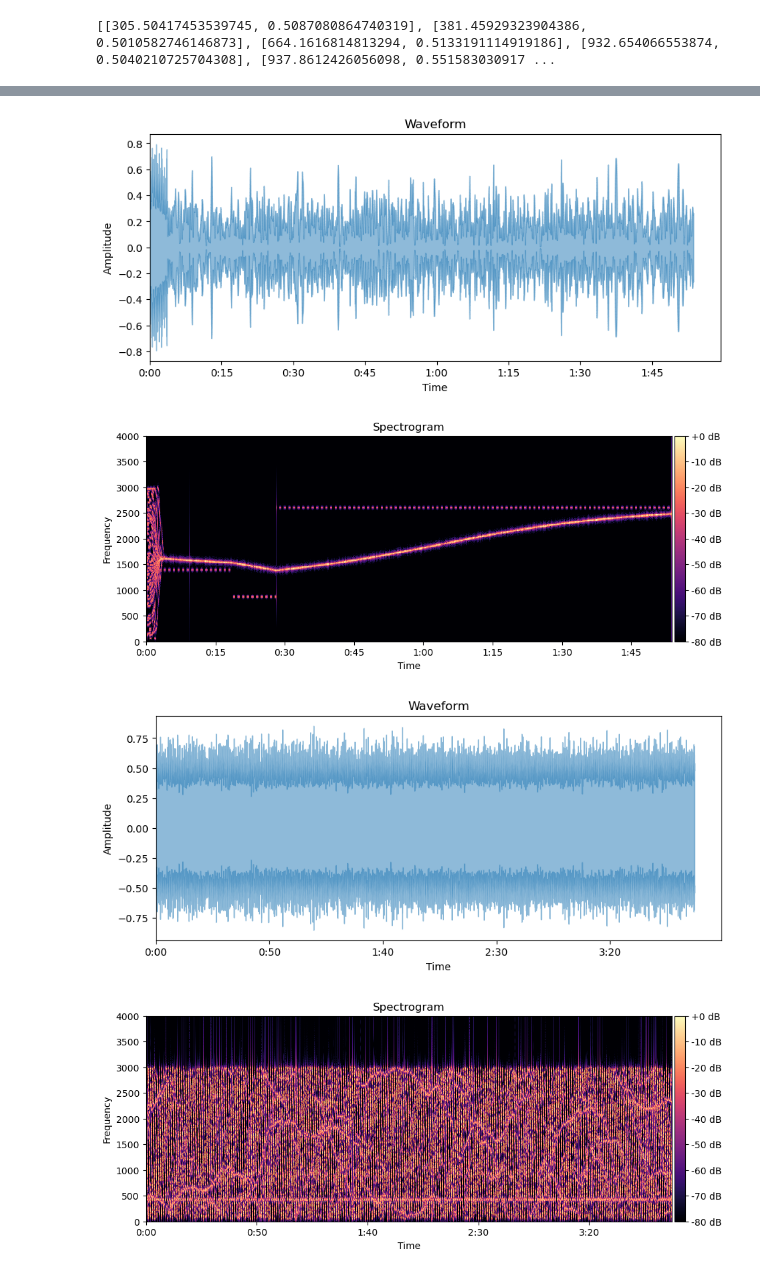
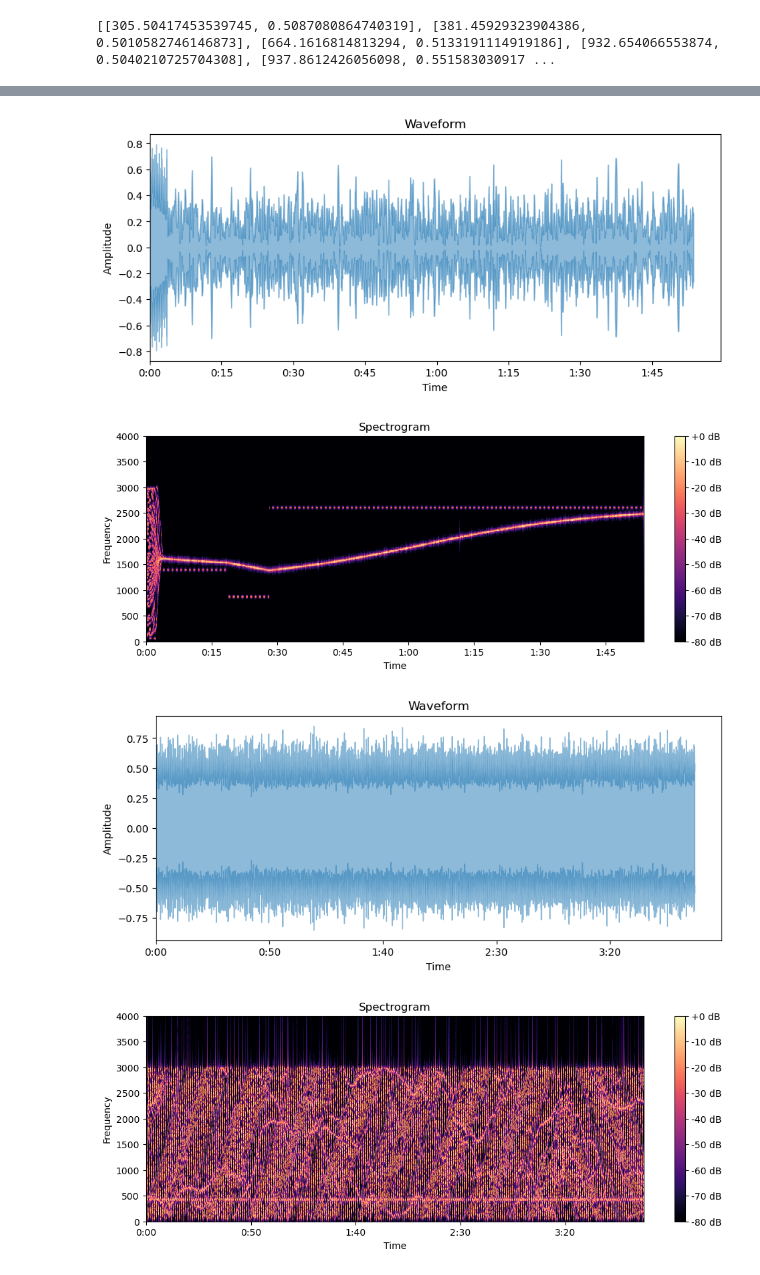
Before and after one commit to pedro-lucas-bravo/sync_swarm_experiments, a Jupyter notebook: data_analysis/swarmalators_scalability.ipynb, the cells around one changed output, grey strips where cells are left out. Drawn from its saved outputs; the diff is of its cells as text; code cells hidden in the pictures.

```diff
--- a/data_analysis/swarmalators_scalability.ipynb
+++ b/data_analysis/swarmalators_scalability.ipynb
@@ -242,17 +242,17 @@ audio_file_2 = "swarmalators_freq_map_manual_1.wav"
 audio_path_2 = directory + "\\" + audio_file_2
 audio_data_2, sr = librosa.load(audio_path_2, sr=sr)
 spectrogram_data_2 = librosa.amplitude_to_db(librosa.stft(audio_data_2), ref=np.max)
-plot_waveform_and_spectrogram_zones(audio_data_2, spectrogram_data_2, sr, filepath = "swarm_interactive", spec_width=12)
+plot_waveform_and_spectrogram_zones(audio_data_2, spectrogram_data_2, sr, filepath = "swarm_interactive", spec_width=12, pad_db_bar=False)
 # %% [output]
 [figure]
-[figure, old version]
+[figure, new version]
 # %%
 #MANUAL SWARMALATOR phase wave
 audio_file_3 = "swarmalators_freq_map_manual_2.wav"
 audio_path_3 = directory + "\\" + audio_file_3
 audio_data_3, sr = librosa.load(audio_path_3, sr=sr)
 spectrogram_data_3 = librosa.amplitude_to_db(librosa.stft(audio_data_3), ref=np.max)
-plot_waveform_and_spectrogram_zones(audio_data_3, spectrogram_data_3, sr, filepath = "swarm_interactive_2", spec_width=12)
+plot_waveform_and_spectrogram_zones(audio_data_3, spectrogram_data_3, sr, filepath = "swarm_interactive_2", spec_width=12, pad_db_bar=False)
 # %% [output]
 [figure]
-[figure, old version]
+[figure, new version]
```
Also changed, not shown: parts of 3 cells of this notebook, 1 other file.
